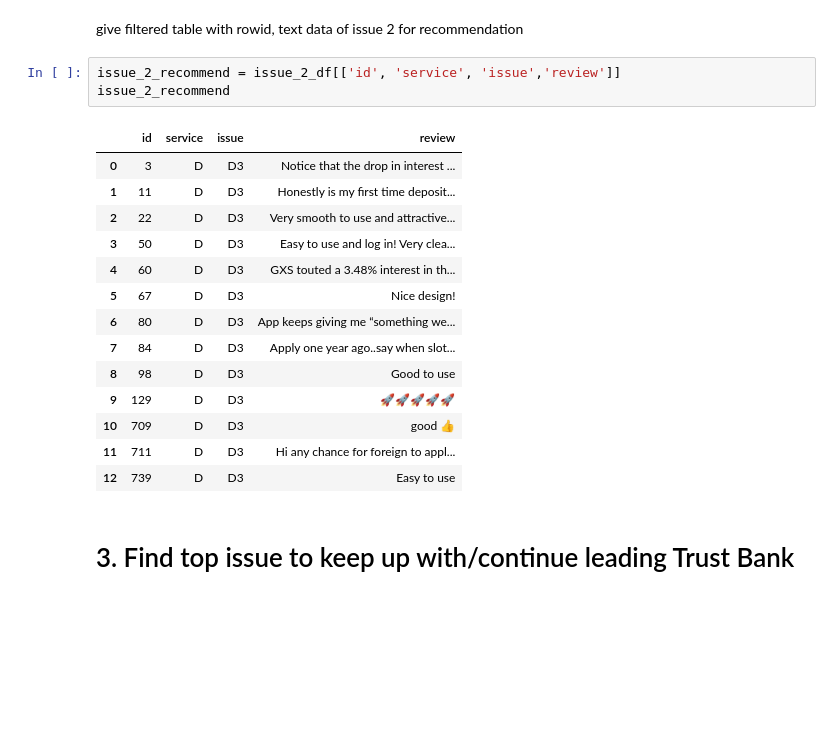
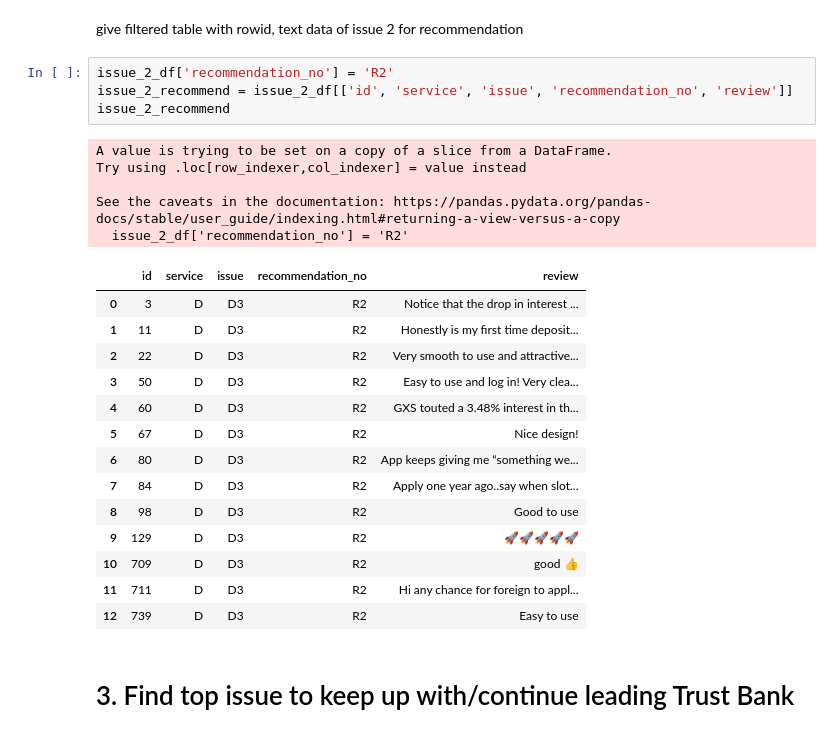
Before and after one commit to calebleehy/sentiment-analysis-with-llms, a Jupyter notebook: frontend/dashboard/eda.ipynb, the cells around one changed output. Cells and saved outputs as stored; diff of their text form; blank space fills up the shorter version.

```diff
--- a/frontend/dashboard/eda.ipynb
+++ b/frontend/dashboard/eda.ipynb
@@ -341,23 +347,29 @@ issue_2_df
 # %% [markdown]
 give filtered table with rowid, text data of issue 2 for recommendation
 # %%
-issue_2_recommend = issue_2_df[['id', 'service', 'issue','review']]
+issue_2_df['recommendation_no'] = 'R2'
+issue_2_recommend = issue_2_df[['id', 'service', 'issue', 'recommendation_no', 'review']]
 issue_2_recommend
 # %% [output]
+A value is trying to be set on a copy of a slice from a DataFrame.
+Try using .loc[row_indexer,col_indexer] = value instead
+
+See the caveats in the documentation: https://pandas.pydata.org/pandas-docs/stable/user_guide/indexing.html#returning-a-view-versus-a-copy
+  issue_2_df['recommendation_no'] = 'R2'
-|  | id | service | issue | review |
-| 0 | 3 | D | D3 | Notice that the drop in interest ... |
-| 1 | 11 | D | D3 | Honestly is my first time deposit... |
-| 2 | 22 | D | D3 | Very smooth to use and attractive... |
-| 3 | 50 | D | D3 | Easy to use and log in! Very clea... |
-| 4 | 60 | D | D3 | GXS touted a 3.48% interest in th... |
-| 5 | 67 | D | D3 | Nice design! |
-| 6 | 80 | D | D3 | App keeps giving me “something we... |
-| 7 | 84 | D | D3 | Apply one year ago..say when slot... |
-| 8 | 98 | D | D3 | Good to use |
-| 9 | 129 | D | D3 | 🚀🚀🚀🚀🚀 |
-| 10 | 709 | D | D3 | good 👍 |
-| 11 | 711 | D | D3 | Hi any chance for foreign to appl... |
-| 12 | 739 | D | D3 | Easy to use |
+|  | id | service | issue | recommendation_no | review |
+| 0 | 3 | D | D3 | R2 | Notice that the drop in interest ... |
+| 1 | 11 | D | D3 | R2 | Honestly is my first time deposit... |
+| 2 | 22 | D | D3 | R2 | Very smooth to use and attractive... |
+| 3 | 50 | D | D3 | R2 | Easy to use and log in! Very clea... |
+| 4 | 60 | D | D3 | R2 | GXS touted a 3.48% interest in th... |
+| 5 | 67 | D | D3 | R2 | Nice design! |
+| 6 | 80 | D | D3 | R2 | App keeps giving me “something we... |
+| 7 | 84 | D | D3 | R2 | Apply one year ago..say when slot... |
+| 8 | 98 | D | D3 | R2 | Good to use |
+| 9 | 129 | D | D3 | R2 | 🚀🚀🚀🚀🚀 |
+| 10 | 709 | D | D3 | R2 | good 👍 |
+| 11 | 711 | D | D3 | R2 | Hi any chance for foreign to appl... |
+| 12 | 739 | D | D3 | R2 | Easy to use |
 # %% [markdown]
 # 3. Find top issue to keep up with/continue leading Trust Bank
 # %% [markdown]
```
Also changed, not shown: parts of 8 cells of this notebook, 1 other file.
